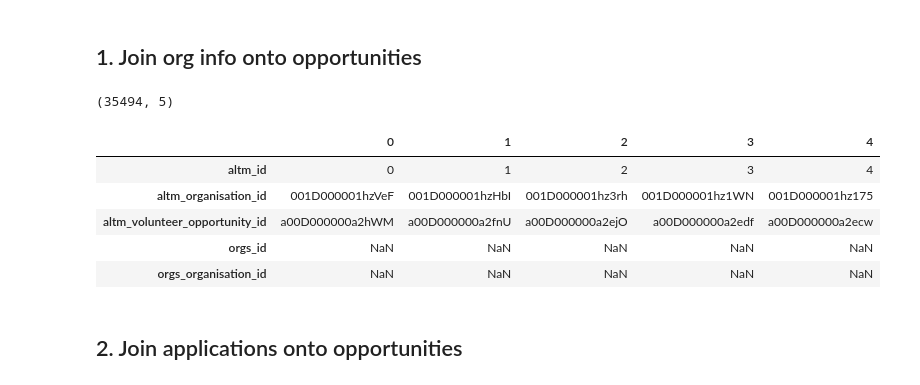
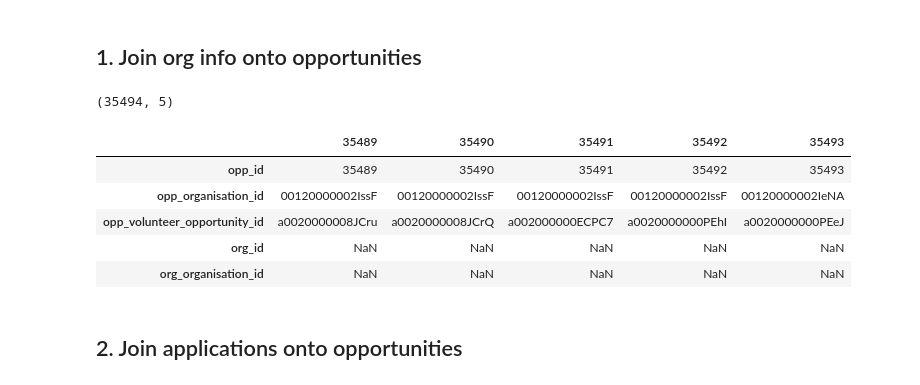
Before and after one commit to DataKind-DUB/volunteerireland_dd201505, a Jupyter notebook: 00_DataMunge_v1.ipynb, the cells around one changed output. Cells and saved outputs as stored; diff of their text form; code cells hidden in the pictures.

```diff
--- a/00_DataMunge_v1.ipynb
+++ b/00_DataMunge_v1.ipynb
@@ -29,7 +29,7 @@ cnx = sqlite3.connect('data/volunteerireland_datadive2015.db')
 # %%
 dfoppsaltm = pd.read_excel('data/df_oppsaltm.xlsx') #dtype={'GEOGID':str,'GEOGTYPE':str,'GEOGDESC':str})
-dfoppsaltm.rename(columns=lambda x: 'altm_{}'.format('_'.join([y.strip(string.punctuation) for y in x.lower().split()])), inplace=True)
-dfoppsaltm['altm_id'] = np.arange(dfoppsaltm.shape[0])
+dfoppsaltm.rename(columns=lambda x: 'opp_{}'.format('_'.join([y.strip(string.punctuation) for y in x.lower().split()])), inplace=True)
+dfoppsaltm['opp_id'] = np.arange(dfoppsaltm.shape[0])
 print(dfoppsaltm.shape)
 dfoppsaltm.head()
 # %% [output]
@@ -45,8 +45,8 @@ dfoppsaltm.head()
 ## Orgs
 # %%
 dforgs = pd.read_excel('data/df_orgs.xlsx')
-dforgs.rename(columns=lambda x: 'orgs_{}'.format('_'.join([y.strip(string.punctuation) for y in x.lower().split()])), inplace=True)
-dforgs['orgs_id'] = np.arange(dforgs.shape[0])
+dforgs.rename(columns=lambda x: 'org_{}'.format('_'.join([y.strip(string.punctuation) for y in x.lower().split()])), inplace=True)
+dforgs['org_id'] = np.arange(dforgs.shape[0])
 print(dforgs.shape)
 dforgs.head()
 # %% [output]
@@ -120,19 +120,19 @@ dfvol.head()
 # %% [markdown]
 ## 1. Join org info onto opportunities
 # %%
-df1 = pd.merge(dfoppsaltm[['altm_id','altm_organisation_id','altm_volunteer_opportunity_id']]
-               ,dforgs[['orgs_id','orgs_organisation_id']]
-               ,how='left', left_on='altm_organisation_id', right_on='orgs_organisation_id')
+df1 = pd.merge(dfoppsaltm[['opp_id','opp_organisation_id','opp_volunteer_opportunity_id']]
+               ,dforgs[['org_id','org_organisation_id']]
+               ,how='left', left_on='opp_organisation_id', right_on='org_organisation_id')
 print(df1.shape)
-df1.head().T
+df1.tail().T
 # %% [output]
 (35494, 5)
-|  | 0 | 1 | 2 | 3 | 4 |
-| altm_id | 0 | 1 | 2 | 3 | 4 |
-| altm_organisation_id | 001D000001hzVeF | 001D000001hzHbI | 001D000001hz3rh | 001D000001hz1WN | 001D000001hz175 |
-| altm_volunteer_opportunity_id | a00D000000a2hWM | a00D000000a2fnU | a00D000000a2ejO | a00D000000a2edf | a00D000000a2ecw |
-| orgs_id | NaN | NaN | NaN | NaN | NaN |
-| orgs_organisation_id | NaN | NaN | NaN | NaN | NaN |
+|  | 35489 | 35490 | 35491 | 35492 | 35493 |
+| opp_id | 35489 | 35490 | 35491 | 35492 | 35493 |
+| opp_organisation_id | 00120000002IssF | 00120000002IssF | 00120000002IssF | 00120000002IssF | 00120000002IeNA |
+| opp_volunteer_opportunity_id | a0020000008JCru | a0020000008JCrQ | a002000000ECPC7 | a0020000000PEhI | a0020000000PEeJ |
+| org_id | NaN | NaN | NaN | NaN | NaN |
+| org_organisation_id | NaN | NaN | NaN | NaN | NaN |
 # %% [markdown]
 ## 2. Join applications onto opportunities
 # %%
```
Also changed, not shown: parts of 31 cells of this notebook.
